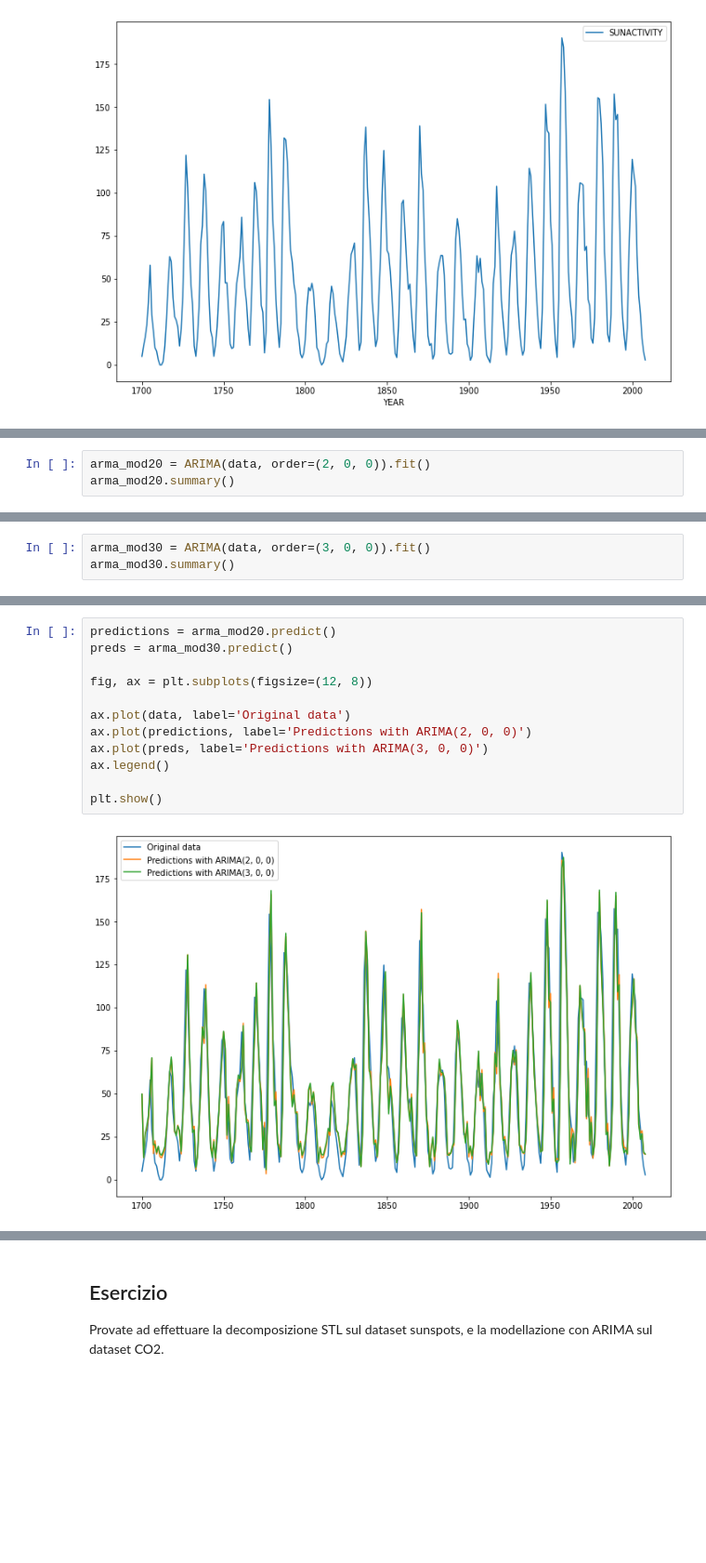
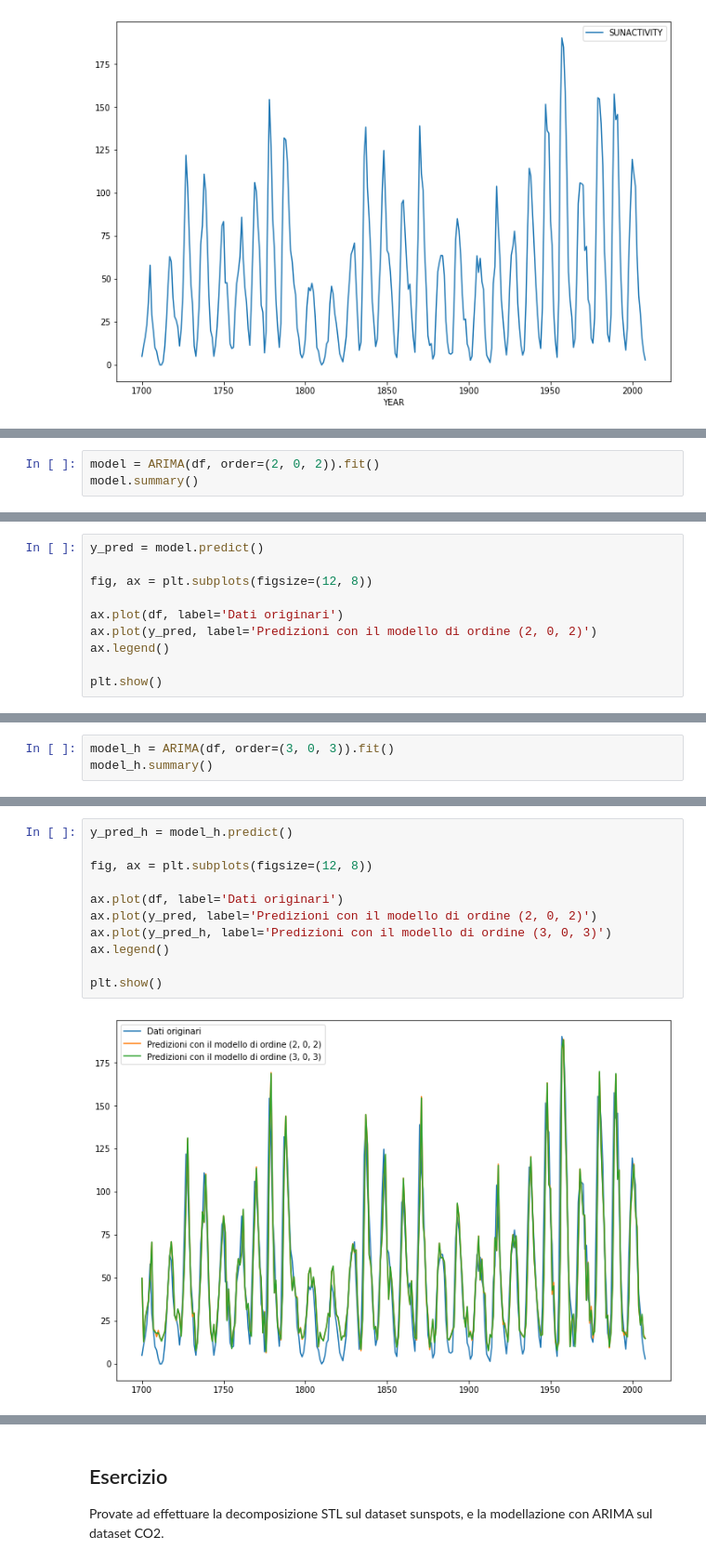
Before and after one commit to anhelus/pcs, a Jupyter notebook: docs/notebooks/base/lezioni/lezione_19.ipynb, the cells around one changed output, grey strips where cells are left out. Shown at 93% size. Drawn from its saved outputs; the diff is of its cells as text; blank space fills up the shorter version.

```diff
--- a/docs/notebooks/base/lezioni/lezione_19.ipynb
+++ b/docs/notebooks/base/lezioni/lezione_19.ipynb
@@ -138,6 +152,6 @@ Questo ci permette di determinare un ordine per il nostro modello: proveremo, in
 # %%
-arma_mod20 = ARIMA(data, order=(2, 0, 0)).fit()
-arma_mod20.summary()
+model = ARIMA(df, order=(2, 0, 2)).fit()
+model.summary()
 # %% [output]
 SARIMAX Results
 | Dep. Variable: | SUNACTIVITY | No. Observations: | 309 |
@@ -160,0 +179,10 @@ Warnings:
+# %%
+y_pred = model.predict()
+
+fig, ax = plt.subplots(figsize=(12, 8))
+
+ax.plot(df, label='Dati originari')
+ax.plot(y_pred, label='Predizioni con il modello di ordine (2, 0, 2)')
+ax.legend()
+
+plt.show()
@@ -161,6 +193,6 @@ Warnings:
 # %%
-arma_mod30 = ARIMA(data, order=(3, 0, 0)).fit()
-arma_mod30.summary()
+model_h = ARIMA(df, order=(3, 0, 3)).fit()
+model_h.summary()
 # %% [output]
 SARIMAX Results
 | Dep. Variable: | SUNACTIVITY | No. Observations: | 309 |
@@ -183,16 +218,15 @@ SARIMAX Results
 Warnings:
 [1] Covariance matrix calculated using the outer product of gradients (complex-step).
 # %%
-predictions = arma_mod20.predict()
-preds = arma_mod30.predict()
+y_pred_h = model_h.predict()
 
 fig, ax = plt.subplots(figsize=(12, 8))
 
-ax.plot(data, label='Original data')
-ax.plot(predictions, label='Predictions with ARIMA(2, 0, 0)')
-ax.plot(preds, label='Predictions with ARIMA(3, 0, 0)')
+ax.plot(df, label='Dati originari')
+ax.plot(y_pred, label='Predizioni con il modello di ordine (2, 0, 2)')
+ax.plot(y_pred_h, label='Predizioni con il modello di ordine (3, 0, 3)')
 ax.legend()
 
 plt.show()
 # %% [output]
-[figure, old version]
+[figure, new version]
```
Also changed, not shown: parts of 16 cells of this notebook.
